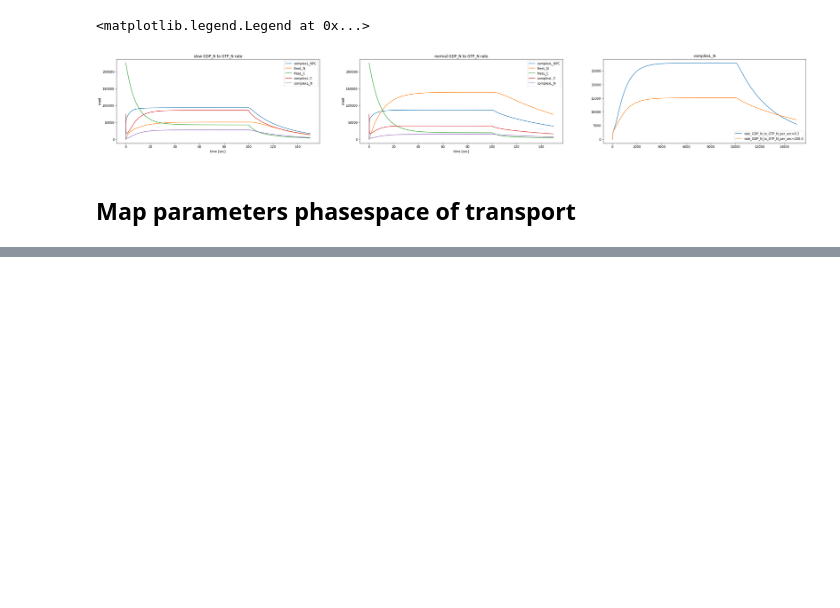
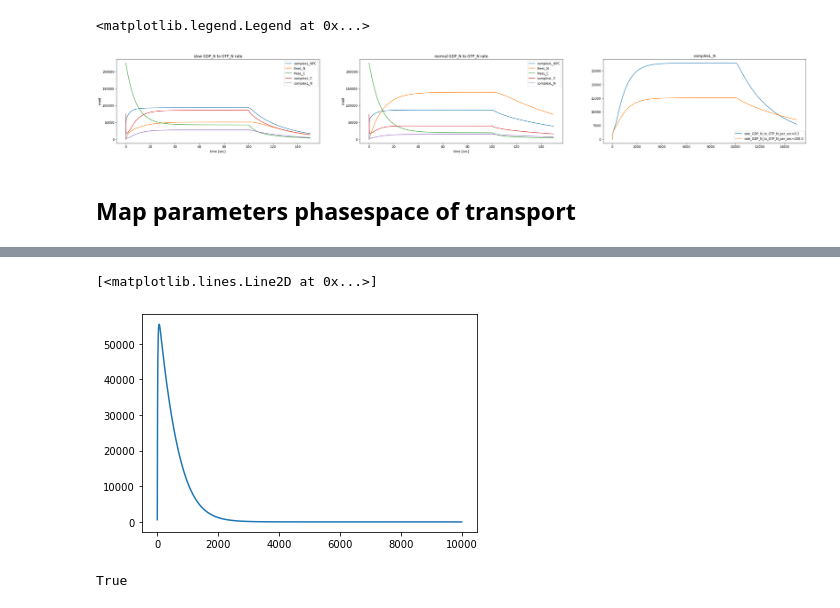
Before and after one commit to ravehlab/npctransport_kinetic, a Jupyter notebook: NPC_FLIP_simulations.ipynb, the cells around one changed output, grey strips where cells are left out. Saved outputs shown, nothing was run; the diff lists cells and outputs as text; code cells hidden in the pictures; blank space fills up the shorter version.

```diff
--- a/NPC_FLIP_simulations.ipynb
+++ b/NPC_FLIP_simulations.ipynb
@@ -995,0 +1038,9 @@ cb.set_ticks(ticks)
+# %%
+plt.plot(stats['complexL_NPC'])
+# %% [output]
+[<matplotlib.lines.Line2D at 0x...>]
+[figure, added]
+# %%
+0.005e5<0.005e6
+# %% [output]
+True
```
Also changed, not shown: parts of 13 cells of this notebook, 2 other files.
